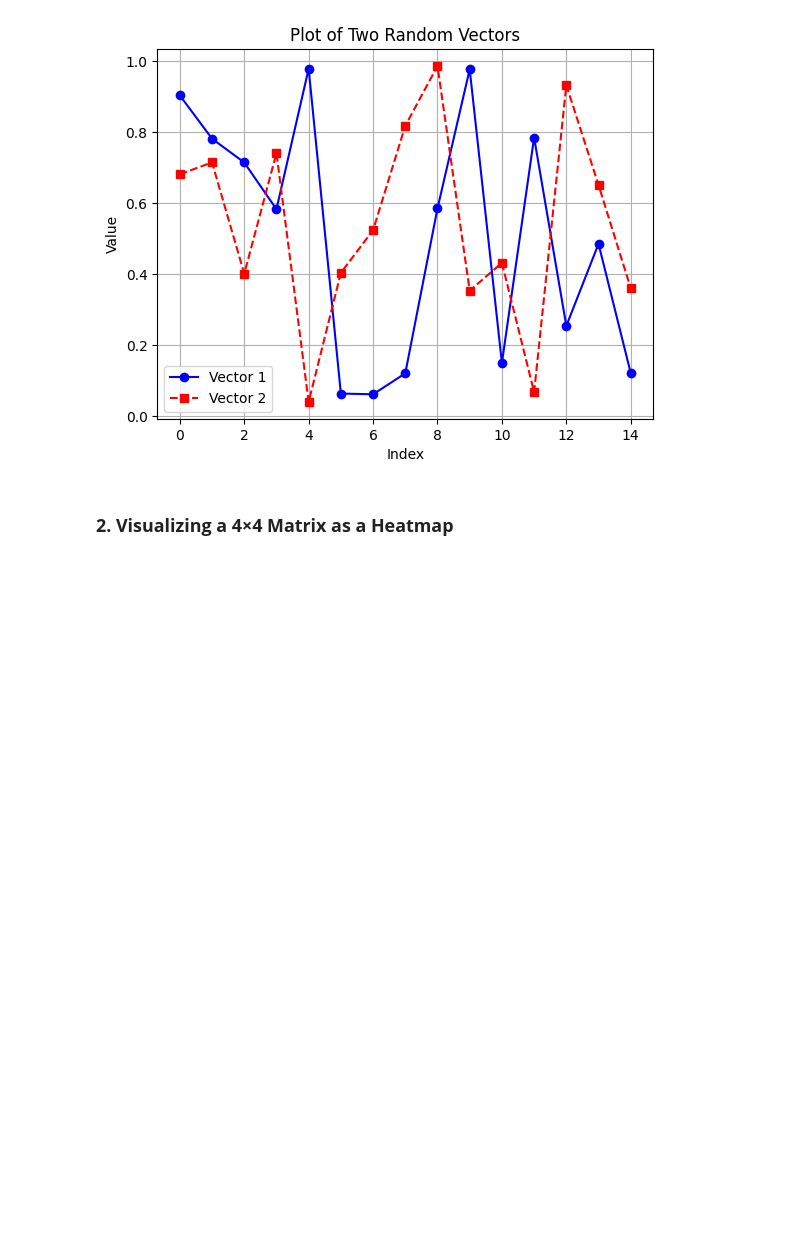
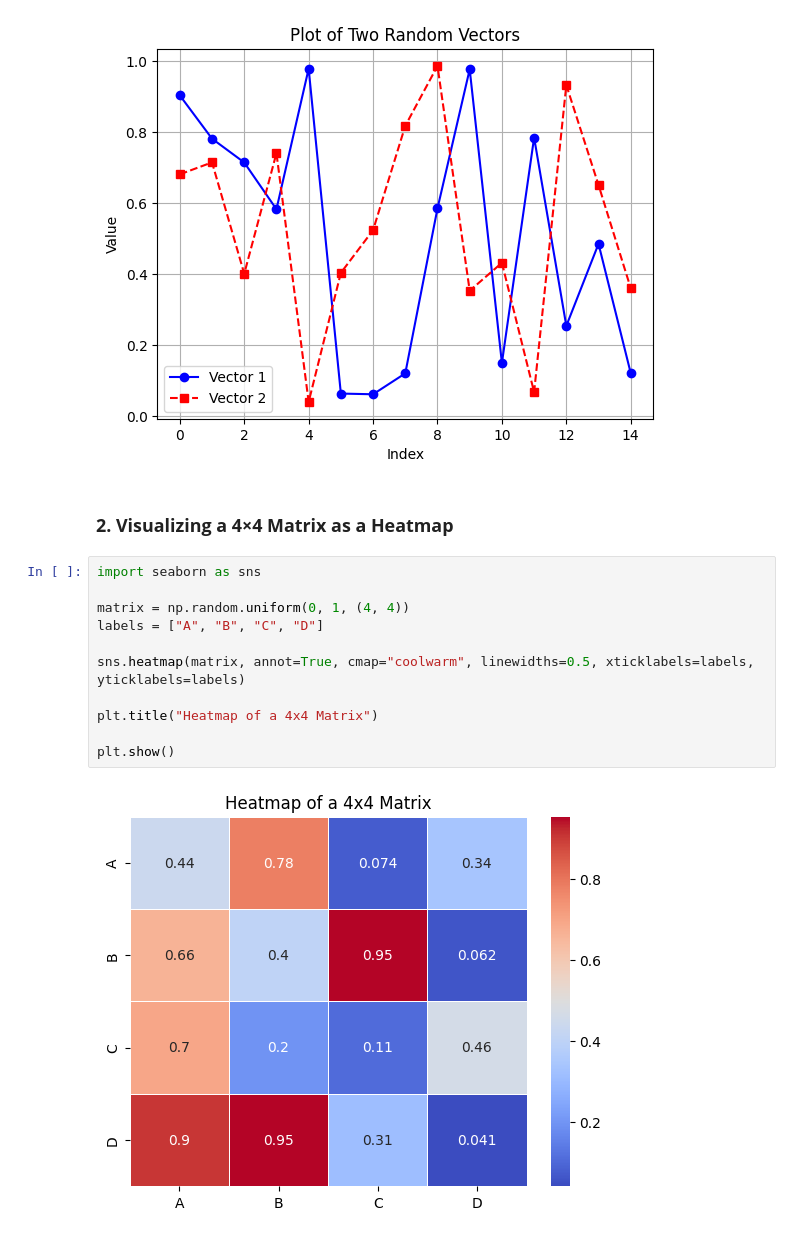
Before and after one commit to Shaikats/Python-Assignment, a Jupyter notebook: assignment1.ipynb, the cells around one changed output. Drawn from its saved outputs; the diff is of its cells as text; blank space fills up the shorter version.

```diff
--- a/assignment1.ipynb
+++ b/assignment1.ipynb
@@ -25,3 +25,16 @@ mat.show()
 [figure]
 # %% [markdown]
 ### **2. Visualizing a 4×4 Matrix as a Heatmap**
+# %%
+import seaborn as sns
+
+matrix = np.random.uniform(0, 1, (4, 4))
+labels = ["A", "B", "C", "D"]
+
+sns.heatmap(matrix, annot=True, cmap="coolwarm", linewidths=0.5, xticklabels=labels, yticklabels=labels)
+
+plt.title("Heatmap of a 4x4 Matrix")
+
+plt.show()
+# %% [output]
+[figure, added]
```
